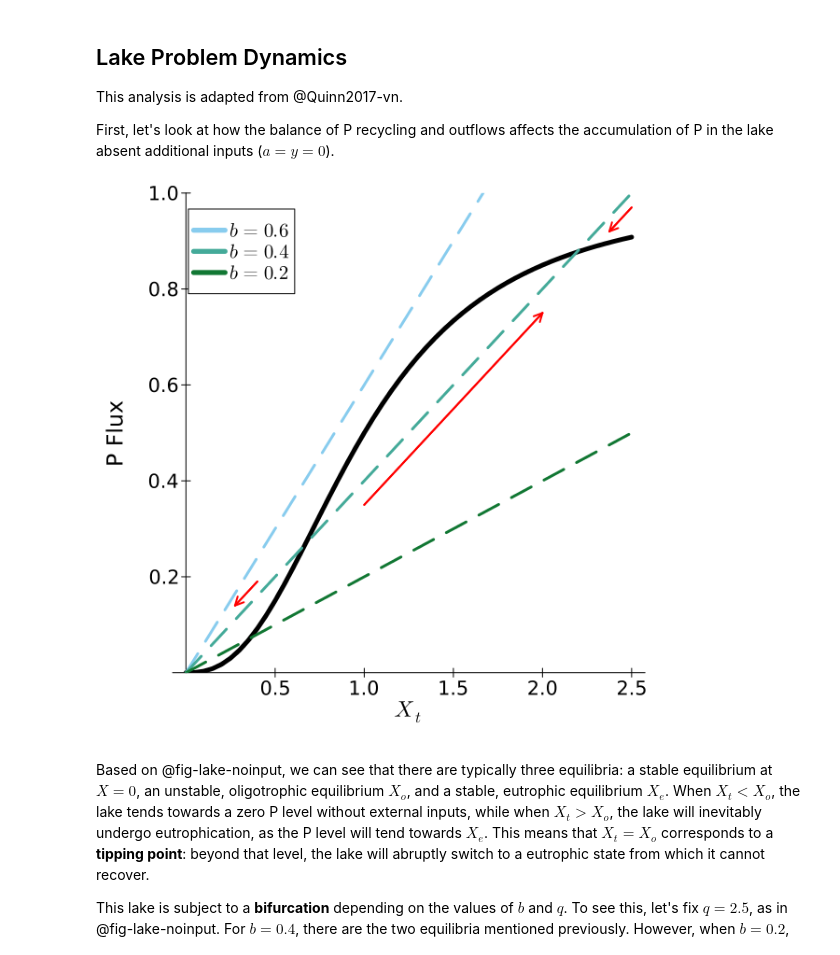
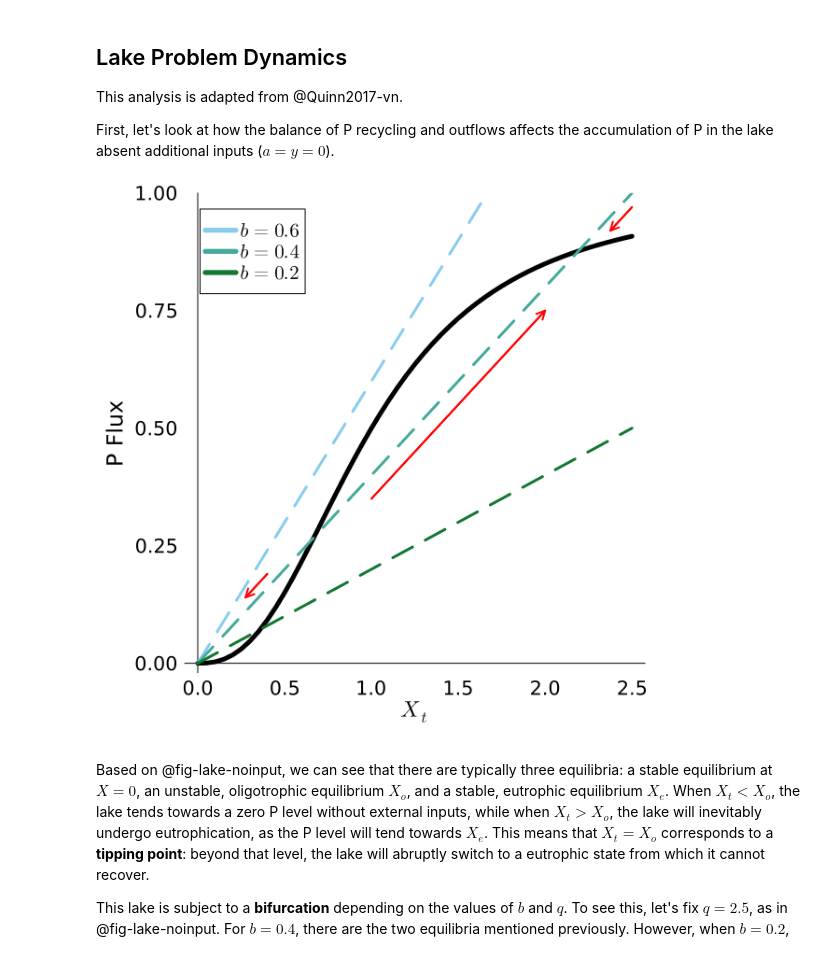
Before and after one commit to vsrikrish/environmental-systems-analysis, a Jupyter notebook: slides/notebooks/shallow-lake.ipynb, the cells around one changed output. Drawn from its saved outputs; the diff is of its cells as text; code cells hidden in the pictures.

```diff
--- a/slides/notebooks/shallow-lake.ipynb
+++ b/slides/notebooks/shallow-lake.ipynb
@@ -87,20 +87,20 @@ x = 0:0.05:2.5;
 # %%
 #| label: fig-lake-noinput
 #| fig-cap: "Lake eutrophication dynamics based on the shallow lake modelwithout additional inputs. The black line is the P recycling level (for $q=2.5), which adds P back into the lake, and the dashed lines correspond to differerent rates of P outflow (based on the linear parameter $b$). The lake P level is in equilibrium when the recycling rate equals the outflows. When the outflow is greater than the recycling flux, the lake's P level decreases, and when the recycling flux is greater than the outflow, the P level naturally increases. The red lines show the direction of this net flux."
 #| fig-width: 100%
 
 # plot recycling and outflows for selected values of b and q
-p1 = plot(x, lake_P_cycling(x, 2.5), color=:black, linewidth=5,legend=:topleft, label=:false, ylabel="P Flux", xlabel=L"$X_t$", tickfontsize=14, guidefontsize=16, legendfontsize=14, palette=:tol_muted, framestyle=:origin, grid=:false)
+p1 = plot(x, lake_P_cycling(x, 2.5), color=:black, linewidth=5,legend=:topleft, label=:false, ylabel="P Flux", xlabel=L"$X_t$", tickfontsize=14, guidefontsize=16, legendfontsize=14, palette=:tol_muted, framestyle=:zerolines, grid=:false)
 plot!(x, lake_P_out(x, 0.6), linewidth=3, linestyle=:dash, label=L"$b=0.6$")
 plot!(x, lake_P_out(x, 0.4), linewidth=3, linestyle=:dash, label=L"$b=0.4$")
 plot!(x, lake_P_out(x, 0.2), linewidth=3, linestyle=:dash, label=L"$b=0.2$")
 quiver!([1], [0.35], quiver=([1], [0.4]), color=:red, linewidth=2)
 quiver!([0.4], [0.19], quiver=([-0.125], [-0.05]), color=:red, linewidth=2)
 quiver!([2.5], [0.97], quiver=([-0.125], [-0.05]), color=:red, linewidth=2)
-plot!(ylims=(0, 1))
+plot!(ylims=(-0.02, 1))
 plot!(size=(600, 600))
 # %% [output]
-[figure, old version]
+[figure, new version]
 # %% [markdown]
 Based on @fig-lake-noinput, we can see that there are typically three equilibria: a stable equilibrium at $X=0$, an unstable, oligotrophic equilibrium $X_o$, and a stable, eutrophic equilibrium $X_e$. When $X_t < X_o$, the lake tends towards a zero P level without external inputs, while when $X_t > X_o$, the lake will inevitably undergo eutrophication, as the P level will tend towards $X_e$. This means that $X_t=X_o$ corresponds to a **tipping point**: beyond that level, the lake will abruptly switch to a eutrophic state from which it cannot recover.
 
```
Also changed, not shown: parts of 3 cells of this notebook, 20 other files.
